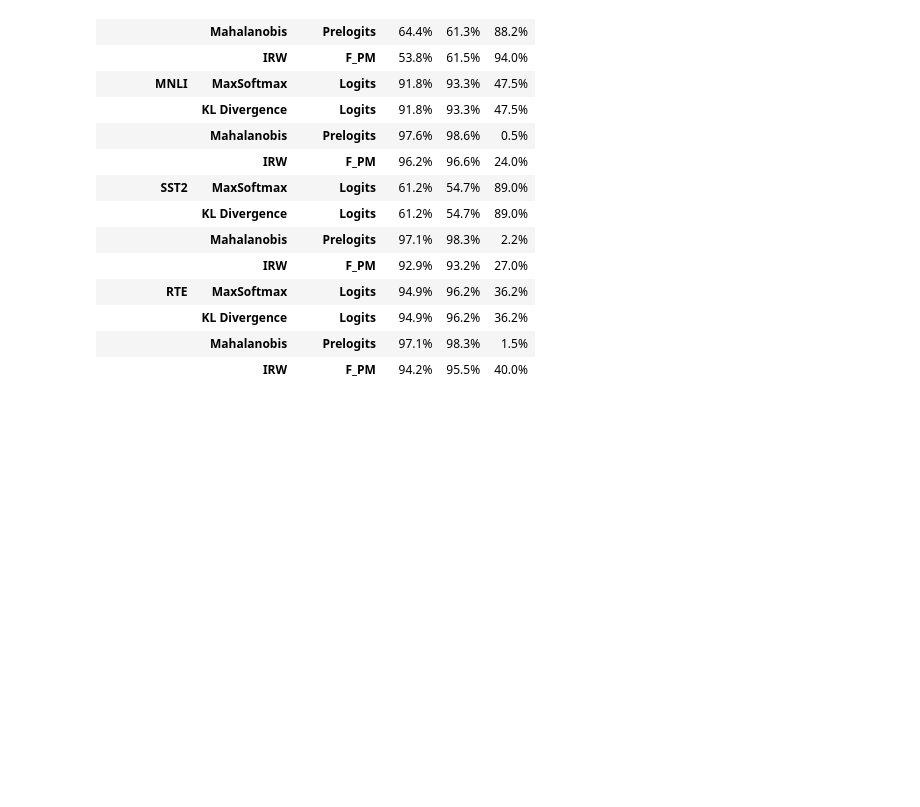
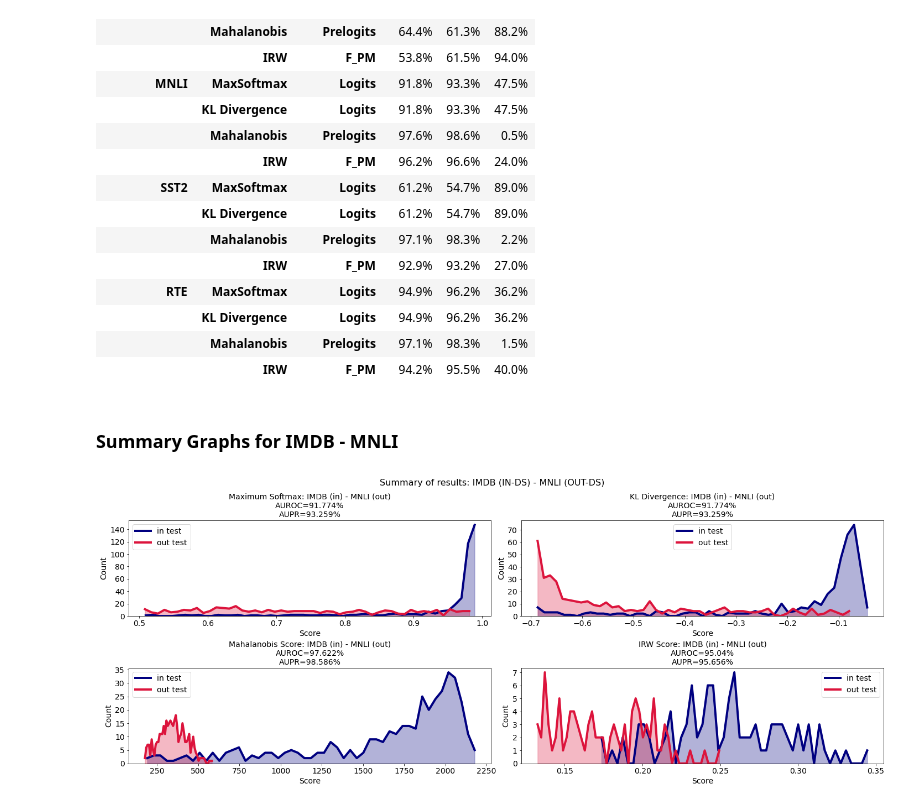
Before and after one commit to Julien2048/NLP_Project_OOD, a Jupyter notebook: Notebooks/get_metric_ood_imdb.ipynb, the cells around one changed output. Cells and saved outputs as stored; diff of their text form; code cells hidden in the pictures; blank space fills up the shorter version.

```diff
--- a/Notebooks/get_metric_ood_imdb.ipynb
+++ b/Notebooks/get_metric_ood_imdb.ipynb
@@ -294,9 +311,9 @@ irw_imdb_mnli = IRW(
     n_dirs=768
 )
 onehots_imdb_mnli, scores_imdb_mnli = irw_imdb_mnli()
-results_imdb_mnli = ResultsOOD(onehots_imdb_mnli, scores_imdb_mnli, add_to_title="IRW Score: IMDB (in) - MNLI (out)", plot_several=True)
-results_imdb_mnli()
-irw_imdb_mnli_auroc, irw_imdb_mnli_aupr, irw_imdb_mnli_frp = results_imdb_mnli.auroc, results_imdb_mnli.aupr, results_imdb_mnli.fpr
+results_imdb_mnli_irw = ResultsOOD(onehots_imdb_mnli, scores_imdb_mnli, add_to_title="IRW Score: IMDB (in) - MNLI (out)", plot_several=True)
+results_imdb_mnli_irw()
+irw_imdb_mnli_auroc, irw_imdb_mnli_aupr, irw_imdb_mnli_frp = results_imdb_mnli_irw.auroc, results_imdb_mnli_irw.aupr, results_imdb_mnli_irw.fpr
 # %% [markdown]
 ##### IMDB - SST2
 # %%
@@ -326,7 +343,7 @@ irw_imdb_rte_auroc, irw_imdb_rte_aupr, irw_imdb_rte_frp = results_imdb_rte.auroc
 # %% [markdown]
 ##### Conclusion
 # %%
-results = [results_imdb_mr, results_imdb_mnli, results_imdb_sst2, results_imdb_rte]
+results = [results_imdb_mr, results_imdb_mnli_irw, results_imdb_sst2, results_imdb_rte]
 plt.figure(figsize=(20, 8))
 
 for result in results:
@@ -393,3 +406,18 @@ df
 |  | KL Divergence | Logits | 94.9% | 96.2% | 36.2% |
 |  | Mahalanobis | Prelogits | 97.1% | 98.3% | 1.5% |
 |  | IRW | F_PM | 94.2% | 95.5% | 40.0% |
+# %% [markdown]
+### Summary Graphs for IMDB - MNLI
+# %%
+results = [results_imdb_mnli_softmax, results_imdb_mnli_kl, results_imdb_mnli_maha, results_imdb_mnli_irw]
+plt.figure(figsize=(20, 8))
+plt.title("Summary of results: IMDB (IN-DS) - MNLI (OUT-DS)", fontsize=20)
+
+for result in results:
+    plt.subplot(2, 2, results.index(result)+1)
+    result()
+
+plt.suptitle("Summary of results: IMDB (IN-DS) - MNLI (OUT-DS)", fontsize=16)
+plt.subplots_adjust(top=0.85)
+# %% [output]
+[figure, added]
```
Also changed, not shown: parts of 10 cells of this notebook.
